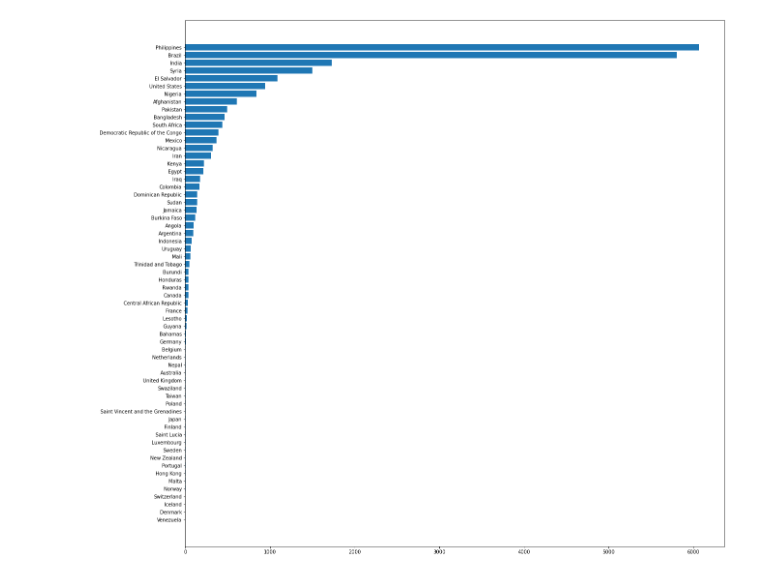
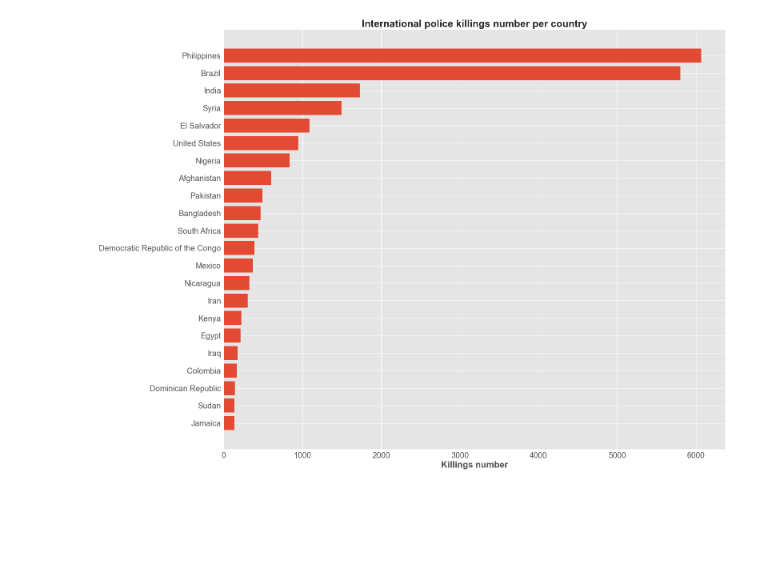
Before and after one commit to adrguibar/CSS, a Jupyter notebook: Police international killing rates.ipynb, the cells around one changed output. Cells and saved outputs as stored; diff of their text form; code cells hidden in the pictures; blank space fills up the shorter version.

Commit message:
updated plot

```diff
--- a/Police international killing rates.ipynb
+++ b/Police international killing rates.ipynb
@@ -110,3 +28,4 @@ memory usage: 6.1+ KB
 # %%
 df.sort_values(by=['People_killed_by_security_forces'], inplace=True)
-df
+index = np.arange(len(df['People_killed_by_security_forces']))
+df.set_index(index, inplace=True)
@@ -141,6 +42,17 @@ fig.show()
 # %%
-y = df['People_killed_by_security_forces']
-plt.figure(figsize=(20,20))
-fig2 = plt.barh(y=df['Country'], width=y)
+y = df.loc[40:62,'People_killed_by_security_forces']
+x = df.loc[40:62, 'Country']
+
+plt.figure(figsize=(20,18))
+plt.style.use('ggplot')
+plt.title("International police killings number per country", fontweight='bold', fontsize=25)
+plt.xlabel("Killings number", fontweight='bold', fontsize=22)
+plt.yticks(fontsize=20)
+plt.xticks(fontsize=20)
+
+
+fig2 = plt.barh(x, y, height=0.8)
+
+plt.show()
 # %% [output]
-[figure, old version]
+[figure, new version]
```
Also changed, not shown: parts of 7 cells of this notebook, 1 other file.
